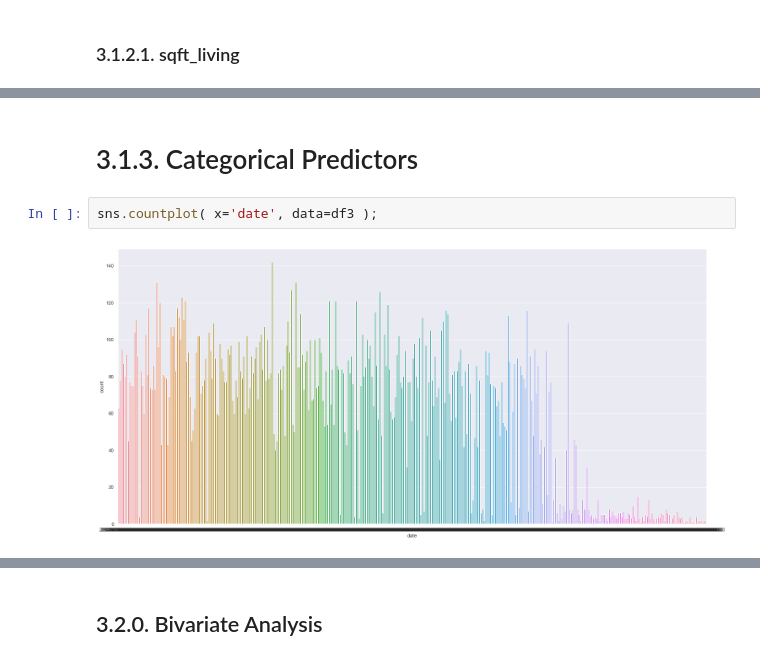
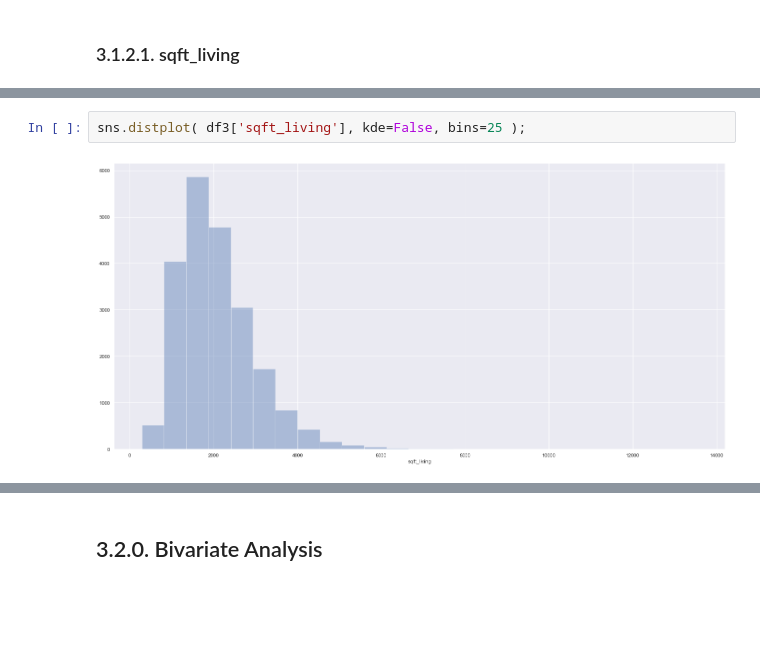
Before and after one commit to cidones/house-rocket-training, a Jupyter notebook: house_rocket.ipynb, the cells around one changed output, grey strips where cells are left out. Cells and saved outputs as stored; diff of their text form; blank space fills up the shorter version.

```diff
--- a/house_rocket.ipynb
+++ b/house_rocket.ipynb
@@ -294,6 +316,4 @@ sns.countplot( x='sqft_living', data=df3 );
-# %% [markdown]
-# 3.1.3. Categorical Predictors
-# %%
-sns.countplot( x='date', data=df3 );
-# %% [output]
-[figure, removed]
+# %%
+sns.distplot( df3['sqft_living'], kde=False, bins=25 );
+# %% [output]
+[figure, added]
```
Also changed, not shown: parts of 29 cells of this notebook.
